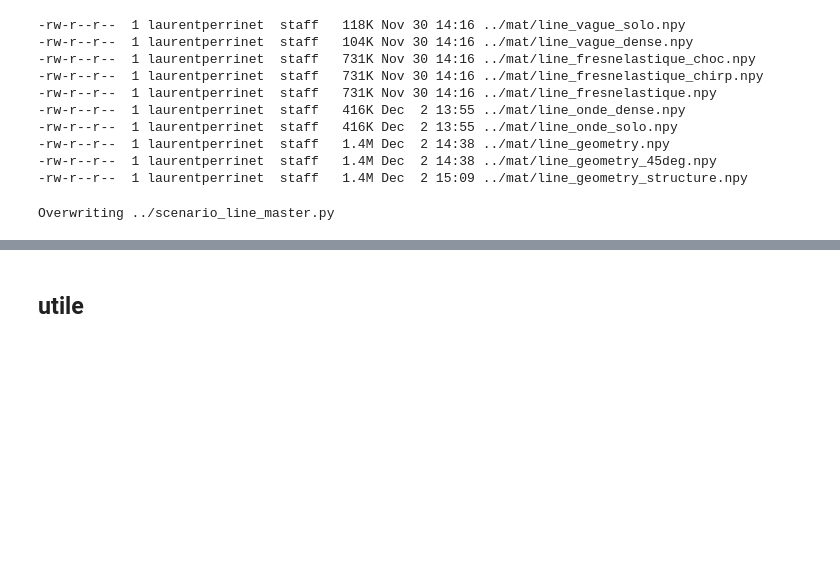
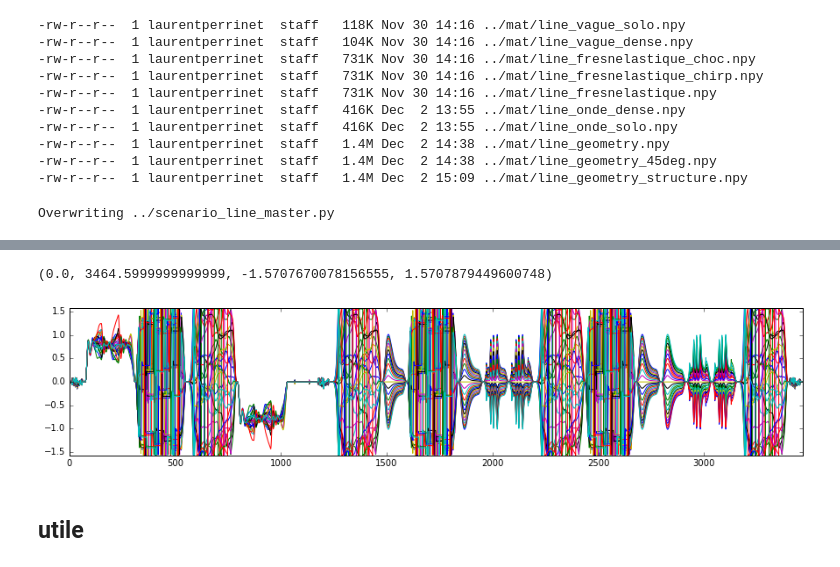
Before and after one commit to NaturalPatterns/2016_elasticite, a Jupyter notebook: posts/2015-11-26 élasticité - scénario montage.ipynb, the cells around one changed output, grey strips where cells are left out. Cells and saved outputs as stored; diff of their text form; code cells hidden in the pictures; blank space fills up the shorter version.

```diff
--- a/posts/2015-11-26 élasticité - scénario montage.ipynb
+++ b/posts/2015-11-26 élasticité - scénario montage.ipynb
@@ -155,6 +164,10 @@ _ = ax.plot(z[:, 0])
 # %%
 fig, ax = plt.subplots(figsize=(15, 3))
 _ = ax.plot(z[:, 0], z[:, 1:])
+ax.axis('tight')
+# %% [output]
+(0.0, 3464.5999999999999, -1.5707670078156555, 1.5707879449600748)
+[figure, added]
 # %% [markdown]
 ## utile
 # %%
```
Also changed, not shown: parts of 10 cells of this notebook, 7 other files.
